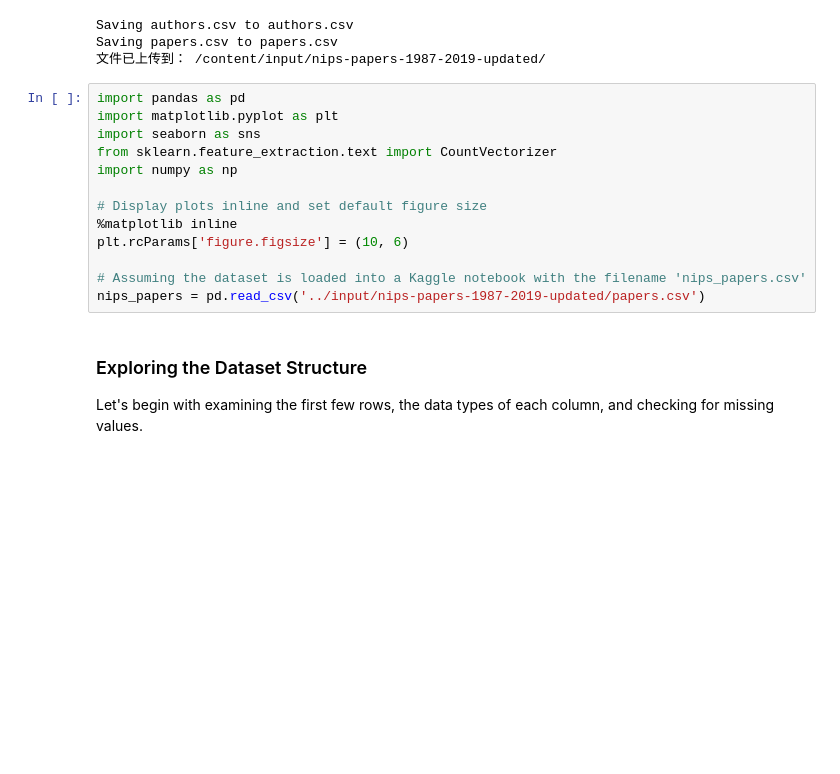
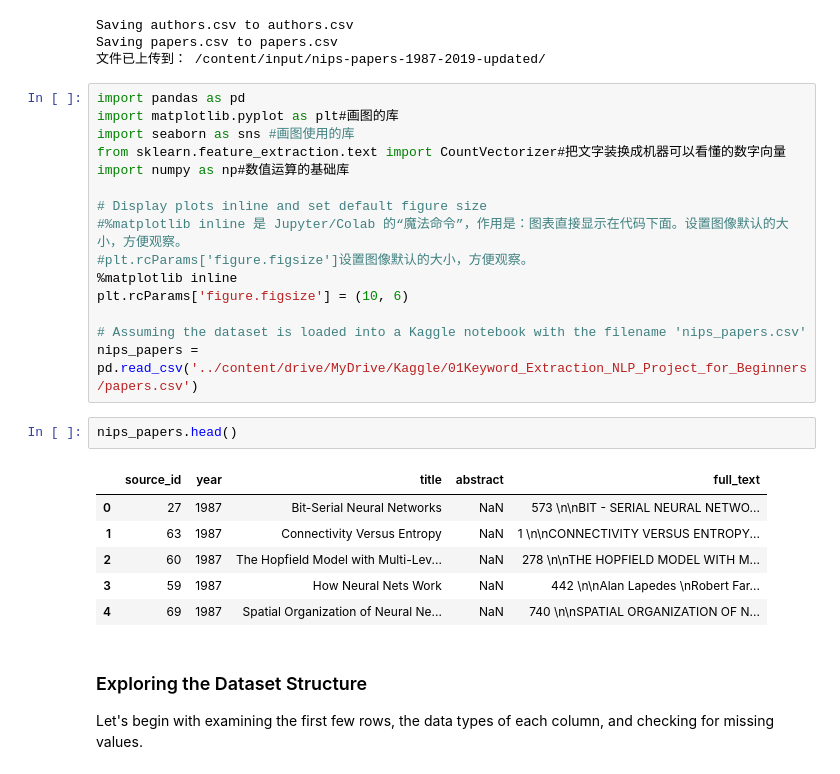
Before and after one commit to LYX-AI/Keyword_Extraction_NLP_Project, a Jupyter notebook: Copy_of_Keyword_Extraction_NLP_Project_for_Beginners.ipynb, the cells around one changed output. Drawn from its saved outputs; the diff is of its cells as text; blank space fills up the shorter version.

```diff
--- a/Copy_of_Keyword_Extraction_NLP_Project_for_Beginners.ipynb
+++ b/Copy_of_Keyword_Extraction_NLP_Project_for_Beginners.ipynb
@@ -251,17 +251,28 @@ Saving papers.csv to papers.csv
 文件已上传到： /content/input/nips-papers-1987-2019-updated/
 # %%
 import pandas as pd
-import matplotlib.pyplot as plt
-import seaborn as sns
-from sklearn.feature_extraction.text import CountVectorizer
-import numpy as np
+import matplotlib.pyplot as plt#画图的库
+import seaborn as sns #画图使用的库
+from sklearn.feature_extraction.text import CountVectorizer#把文字装换成机器可以看懂的数字向量
+import numpy as np#数值运算的基础库
 
 # Display plots inline and set default figure size
+#%matplotlib inline 是 Jupyter/Colab 的“魔法命令”，作用是：图表直接显示在代码下面。设置图像默认的大小，方便观察。
+#plt.rcParams['figure.figsize']设置图像默认的大小，方便观察。
 %matplotlib inline
 plt.rcParams['figure.figsize'] = (10, 6)
 
 # Assuming the dataset is loaded into a Kaggle notebook with the filename 'nips_papers.csv'
-nips_papers = pd.read_csv('../input/nips-papers-1987-2019-updated/papers.csv')
+nips_papers = pd.read_csv('../content/drive/MyDrive/Kaggle/01Keyword_Extraction_NLP_Project_for_Beginners/papers.csv')
+# %%
+nips_papers.head()
+# %% [output]
+|  | source_id | year | title | abstract | full_text |
+| 0 | 27 | 1987 | Bit-Serial Neural Networks | NaN | 573 \n\nBIT - SERIAL NEURAL NETWO... |
+| 1 | 63 | 1987 | Connectivity Versus Entropy | NaN | 1 \n\nCONNECTIVITY VERSUS ENTROPY... |
+| 2 | 60 | 1987 | The Hopfield Model with Multi-Lev... | NaN | 278 \n\nTHE HOPFIELD MODEL WITH M... |
+| 3 | 59 | 1987 | How Neural Nets Work | NaN | 442 \n\nAlan Lapedes \nRobert Far... |
+| 4 | 69 | 1987 | Spatial Organization of Neural Ne... | NaN | 740 \n\nSPATIAL ORGANIZATION OF N... |
 # %% [markdown]
 ### Exploring the Dataset Structure
 
```
Also changed, not shown: parts of 4 cells of this notebook.
